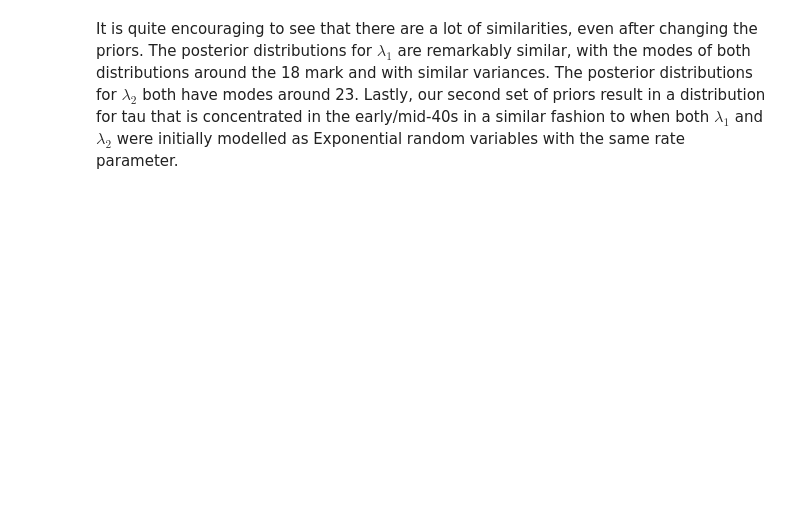
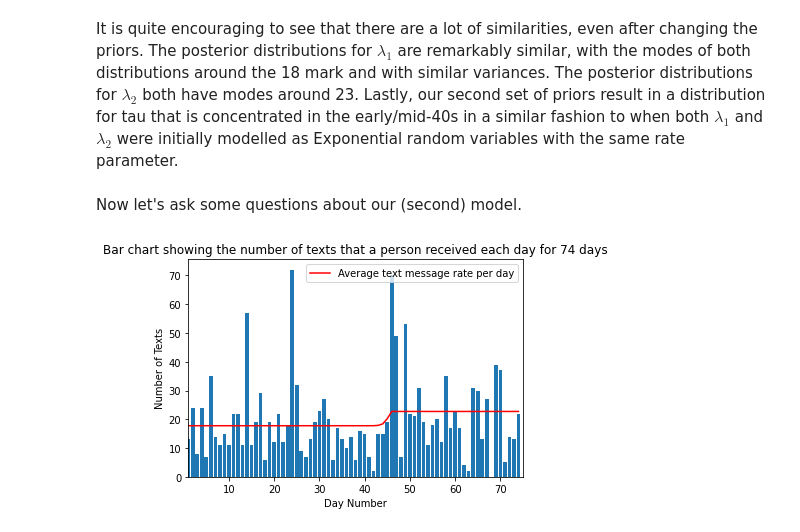
Before and after one commit to rushilg99/Bayesian-Stats, a Jupyter notebook: TextMessageInference/TextMessageInference.ipynb, the cells around one changed output. Cells and saved outputs as stored; diff of their text form; code cells hidden in the pictures; blank space fills up the shorter version.

```diff
--- a/TextMessageInference/TextMessageInference.ipynb
+++ b/TextMessageInference/TextMessageInference.ipynb
@@ -143,2 +148,25 @@ The number of effective samples is smaller than 25% for some parameters.
 # %% [markdown]
 It is quite encouraging to see that there are a lot of similarities, even after changing the priors. The posterior distributions for $\lambda_1$ are remarkably similar, with the modes of both distributions around the 18 mark and with similar variances. The posterior distributions for $\lambda_2$ both have modes around 23. Lastly, our second set of priors result in a distribution for tau that is concentrated in the early/mid-40s in a similar fashion to when both $\lambda_1$ and $\lambda_2$ were initially modelled as Exponential random variables with the same rate parameter.
+# %% [markdown]
+Now let's ask some questions about our (second) model.
+# %%
+# What is the average text message rate per day?
+# Equivalent to asking what the expected value of lambda is per day.
+# For each day t, average the number of lambda1 samples if t < tau etc
+averagerate = np.zeros(len(t))
+for day in t:
+  # which of the tau samples are greater/less than day
+  taucount = (day < tau_samples)
+  averagerate[day-1] = (lambda1_samples[taucount].sum() + lambda2_samples[~taucount].sum())/len(tau_samples)
+
+# Now plot the data
+plt.title("Bar chart showing the number of texts that a person received each day for 74 days")
+plt.ylabel("Number of Texts")
+plt.xlabel("Day Number")
+plt.bar(data.index,data.NumTexts,width=0.8)
+plt.xlim(1,75)
+plt.plot(t,averagerate,color="r",label="Average text message rate per day")
+plt.legend(loc="upper right")
+plt.show()
+# %% [output]
+[figure, added]
```
Also changed, not shown: parts of 12 cells of this notebook.
